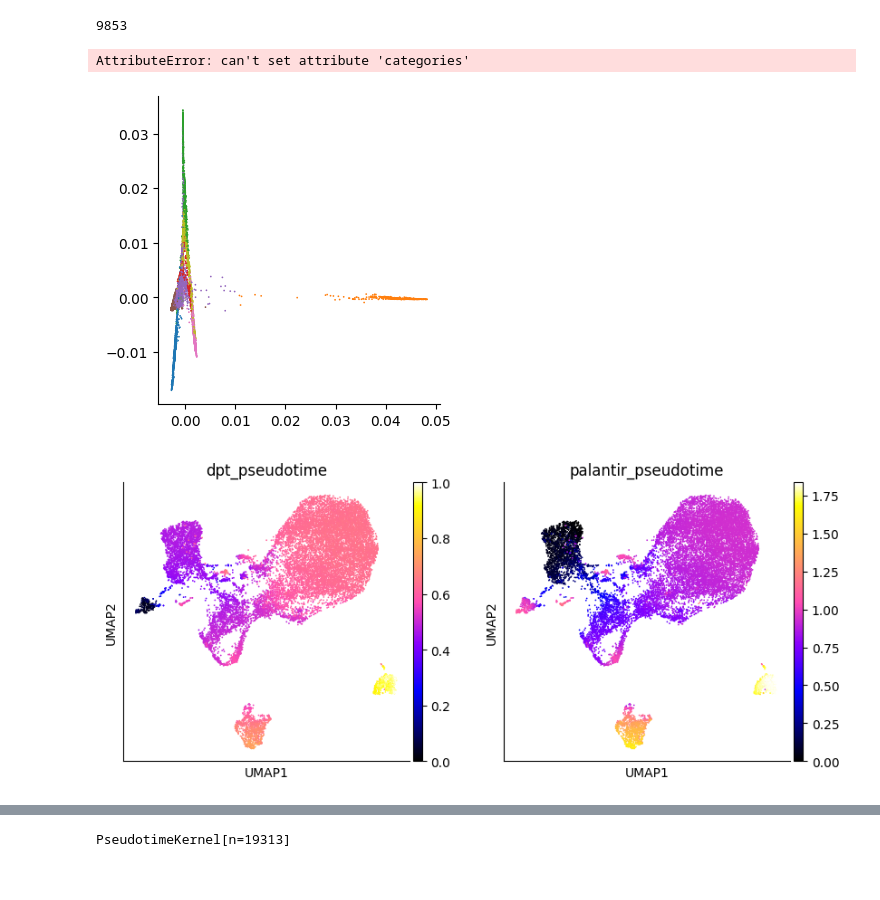
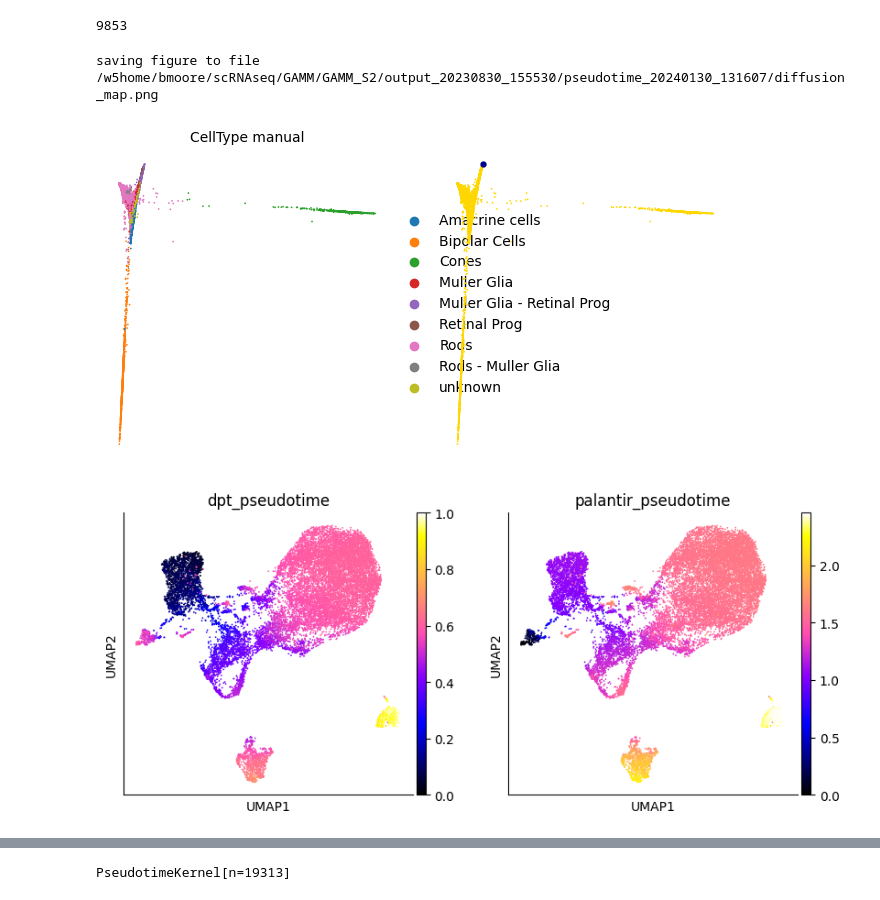
Before and after one commit to stewart-lab/scRNAseq_downstream, a Jupyter notebook: src/pseudotime_GAMMS2.ipynb, the cells around one changed output, grey strips where cells are left out. Drawn from its saved outputs; the diff is of its cells as text; code cells hidden in the pictures.

```diff
--- a/src/pseudotime_GAMMS2.ipynb
+++ b/src/pseudotime_GAMMS2.ipynb
@@ -41,6 +41,11 @@ NC = 10 # number of components
 data_dir = os.path.expanduser(DATA_DIR)
 adata = sc.read_h5ad(data_dir + ADATA_FILE)
 adata
+from datetime import datetime
+now = datetime.now()
+now = now.strftime("%Y%m%d_%H%M%S")
+out_dir = data_dir + "pseudotime_" + now +"/"
+os.mkdir(out_dir)
 # %% [output]
 This is where adjacency matrices should go now.
   warn(
@@ -160,8 +157,8 @@ if ANNOT_TYPE == "clustifyr":
     terminal_states = palantir.utils.find_terminal_states(adata,celltypes=["Pan PRs","Cones","Bipolar Cells", "Muller Glia"],celltype_column="clustifyr_call_consol_type")
 elif ANNOT_TYPE == "manual":
     # manual annotation
-    set(adata.obs['CellType'])
-    terminal_states = palantir.utils.find_terminal_states(adata,celltypes=["Pan PRs - Rods","Cones - Pan PRs", "Muller Glia","Ganglion Cells","Bipolar Cells - Ganglion Cells"],celltype_column="CellType")
+    set(adata.obs['CellType_manual'])
+    terminal_states = palantir.utils.find_terminal_states(adata,celltypes=['Rods', 'Muller Glia', 'Cones', 'Bipolar Cells', 'Amacrine cells'],celltype_column="CellType_manual")
 elif ANNOT_TYPE == "seurat_map":
     # seurat mapping annotation
     set(adata.obs['predicted.celltype'])
@@ -199,7 +196,7 @@ if ANNOT_TYPE == "clustifyr":
 elif ANNOT_TYPE == "manual":
     # manual annotation
     # use Retinal Progenitor-Muller Glia to find start cell
-    start_cell = palantir.utils.early_cell(adata,celltype="Retinal Prog - Muller Glia",celltype_column="CellType",fallback_seed=1234)
+    start_cell = palantir.utils.early_cell(adata,celltype="Retinal Prog",celltype_column="CellType_manual",fallback_seed=1234)
 elif ANNOT_TYPE == "seurat_map":
     # seurat mapping
     start_cell = palantir.utils.early_cell(adata,celltype="Prog",celltype_column="predicted.celltype",fallback_seed=1234)
@@ -419,43 +416,43 @@ if ANNOT_TYPE == "clustifyr":
     basis="diffmap",
     c=['clustifyr_call_consol_type', root_ixs],
     legend_loc="right",
     components=["2, 3"],
-    save= data_dir +'diffusion_map.png'
+    save= out_dir +'diffusion_map.png'
     )
 
 elif ANNOT_TYPE == "manual":
     scv.pl.scatter(
     adata,
     basis="diffmap",
-    c=['CellType', root_ixs],
+    c=['CellType_manual', root_ixs],
     legend_loc="right",
-    components=["2, 5"],
-    save= data_dir +'diffusion_map.png'
+    components=["2, 3"],
+    save= out_dir +'diffusion_map.png'
     )
 
 elif ANNOT_TYPE == "seurat_map":
     scv.pl.scatter(
         adata,
         basis="diffmap",
         c=['predicted.celltype', root_ixs],
         legend_loc="right",
-        components=["2, 4"],
-        save= data_dir +'diffusion_map.png'
+        components=["2, 3"],
+        save= out_dir +'diffusion_map.png'
     )
 elif ANNOT_TYPE == "orig.ident":
     scv.pl.scatter(
         adata,
         basis="diffmap",
         c=['orig.ident', 62],
         legend_loc="right",
         components=["2, 3"],
-        save= data_dir +'diffusion_map.png'
+        save= out_dir +'diffusion_map.png'
     )
 
-adata.uns["iroot"] = 9853
+adata.uns["iroot"] = root_ixs
 # %% [output]
-AttributeError: can't set attribute 'categories'
+saving figure to file /w5home/bmoore/scRNAseq/GAMM/GAMM_S2/output_20230830_155530/pseudotime_20240130_131607/diffusion_map.png
-[figure, old version]
+[figure, new version]
 # %%
 # Compute DPT and compare it with the precomputed Palantir pseudotime:
 sc.tl.dpt(adata)
@@ -467,6 +464,6 @@ with plt.rc_context():
     color_map="gnuplot2",
     show=False
     )
-    plt.savefig(data_dir +'dpt-palantir_pseudotime.png')
+    plt.savefig(out_dir +'dpt-palantir_pseudotime.png')
 # %% [output]
-[figure, old version]
+[figure, new version]
```
Also changed, not shown: parts of 21 cells of this notebook, 3 other files.
